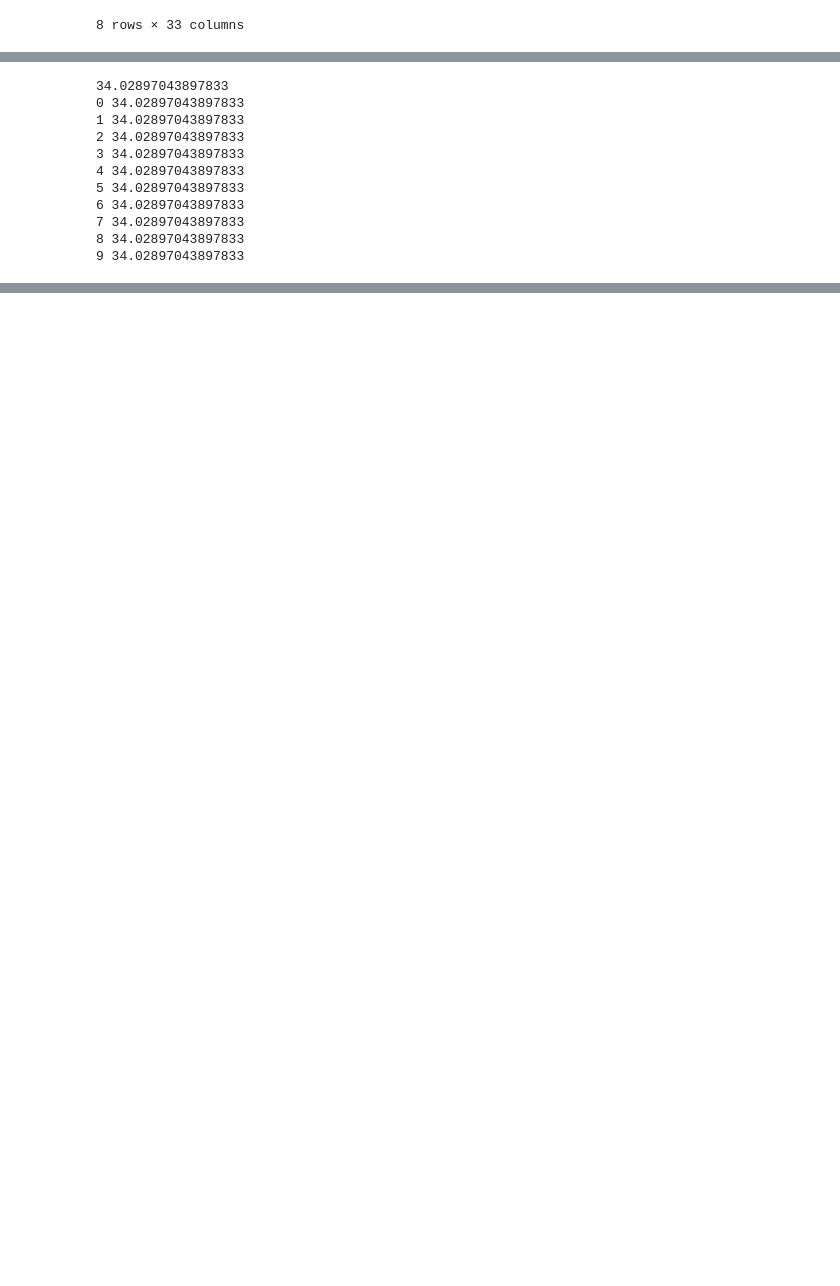
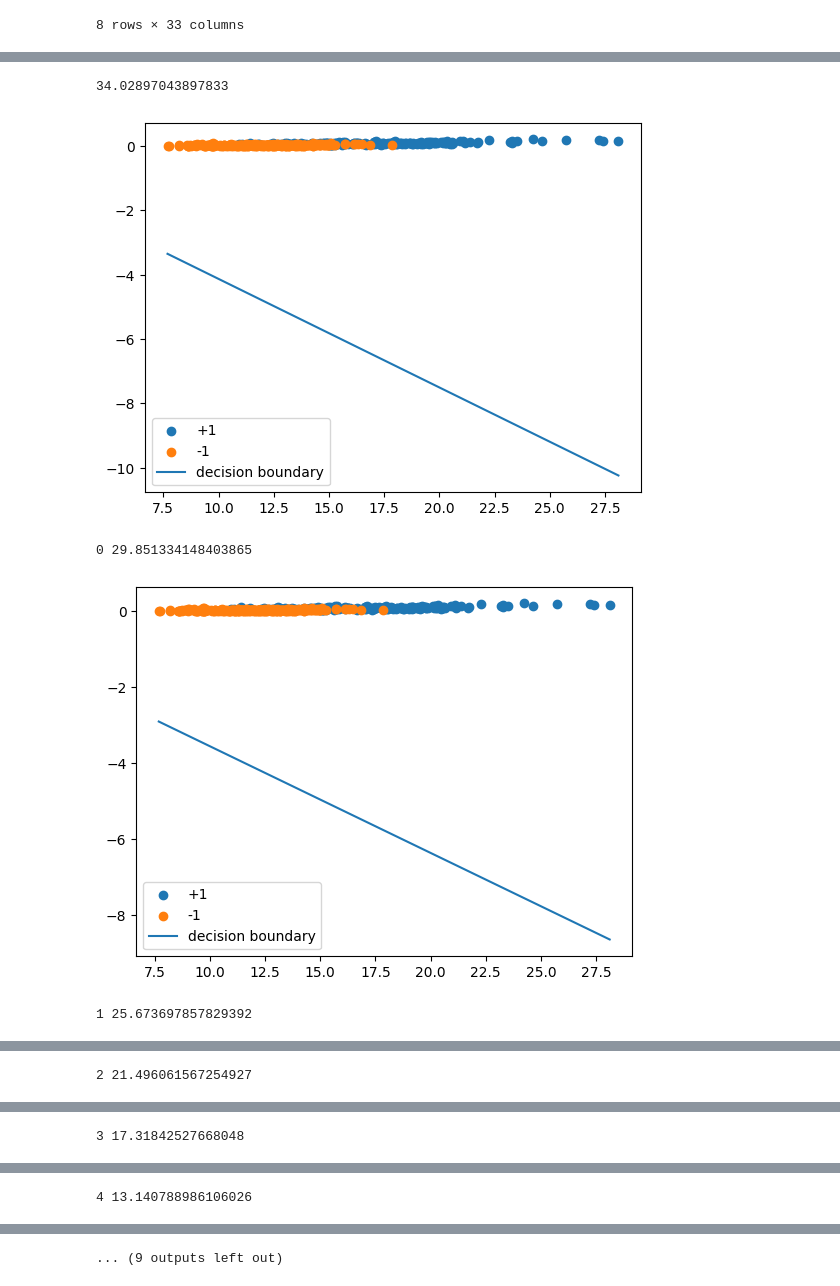
Before and after one commit to gitbhusalhubpramish/svm-brest-cancer-dataset, a Jupyter notebook: notebookeacece816f.ipynb, the cells around one changed output, grey strips where cells are left out. Drawn from its saved outputs; the diff is of its cells as text; code cells hidden in the pictures; blank space fills up the shorter version.

```diff
--- a/notebookeacece816f.ipynb
+++ b/notebookeacece816f.ipynb
@@ -103,7 +103,7 @@ df.describe()
 8 rows × 33 columns
 # %%
 dw = lambda x,y : np.array(-y*x)
-db = lambda x,y : 1
+db = lambda x,y : -y
 # %%
 dw(xtrain.iloc[0], ytrain.iloc[0]), db(xtrain.iloc[0], ytrain.iloc[0])
 # %% [output]
@@ -111,31 +122,36 @@ dw(xtrain.iloc[0], ytrain.iloc[0]), db(xtrain.iloc[0], ytrain.iloc[0])
+# %%
+def show():
+    plt.scatter(xtrain[ytrain==1].iloc[:,0],xtrain[ytrain==1].iloc[:,1], label="+1")
+    plt.scatter(xtrain[ytrain==-1].iloc[:,0],xtrain[ytrain==-1].iloc[:,1], label="-1")
+    x1 = np.linspace(xtrain.iloc[:,0].min(), xtrain.iloc[:,0].max(),100)
+    x2 = -(w[0]*x1+b)/w[1]
+    plt.plot(x1,x2, label="decision boundary")
+    plt.legend()
+    plt.show()
 # %%
 def train(x,y,a):
     global w,b
     weight=dw(x,y)
     bias = db(x,y)
-    if yhat(x)*z(x)<1:
-        print(yhat(x)*z(x))
-        w -= a*weight
-        b -= a*bias
-    # w-= a*weight
-    # b-=a*bias
+    # if yhat(x)*z(x)<1:
+    #     print(yhat(x)*z(x))
+    #     w -= a*weight
+    #     b -= a*bias
+    # show()
+    w-= a*weight
+    b-=a*bias
 # %%
 # train(xtrain,ytrain,1)
 # sum(xtrain.apply(lambda x : hloss(x), axis=1))/len(xtrain)
 # %%
 print(sum(xtrain.apply(lambda x : hloss(x), axis=1))/len(xtrain))
 for i in range(10):
-    xtrain.apply(lambda x : train(x,ytrain.loc[x.name],0.1), axis=1)
+    xtrain.apply(lambda x : train(x,ytrain.loc[x.name],0.001), axis=1)
+    show()
     print(i,sum(xtrain.apply(lambda x : hloss(x), axis=1))/len(xtrain))
 # %% [output]
 34.02897043897833
-0 34.02897043897833
-1 34.02897043897833
-2 34.02897043897833
-3 34.02897043897833
-4 34.02897043897833
-5 34.02897043897833
-6 34.02897043897833
-7 34.02897043897833
-8 34.02897043897833
-9 34.02897043897833
+[figure, added]
+0 29.851334148403865
+[figure, added]
+1 25.673697857829392
@@ -141,0 +159 @@ for i in range(10):
+2 21.496061567254927
@@ -141,0 +161 @@ for i in range(10):
+3 17.31842527668048
@@ -141,0 +163 @@ for i in range(10):
+4 13.140788986106026
@@ -142,3 +165,4 @@ for i in range(10):
+... (9 outputs left out)
 # %%
 w,b
 # %% [output]
```
Also changed, not shown: parts of 6 cells of this notebook.
